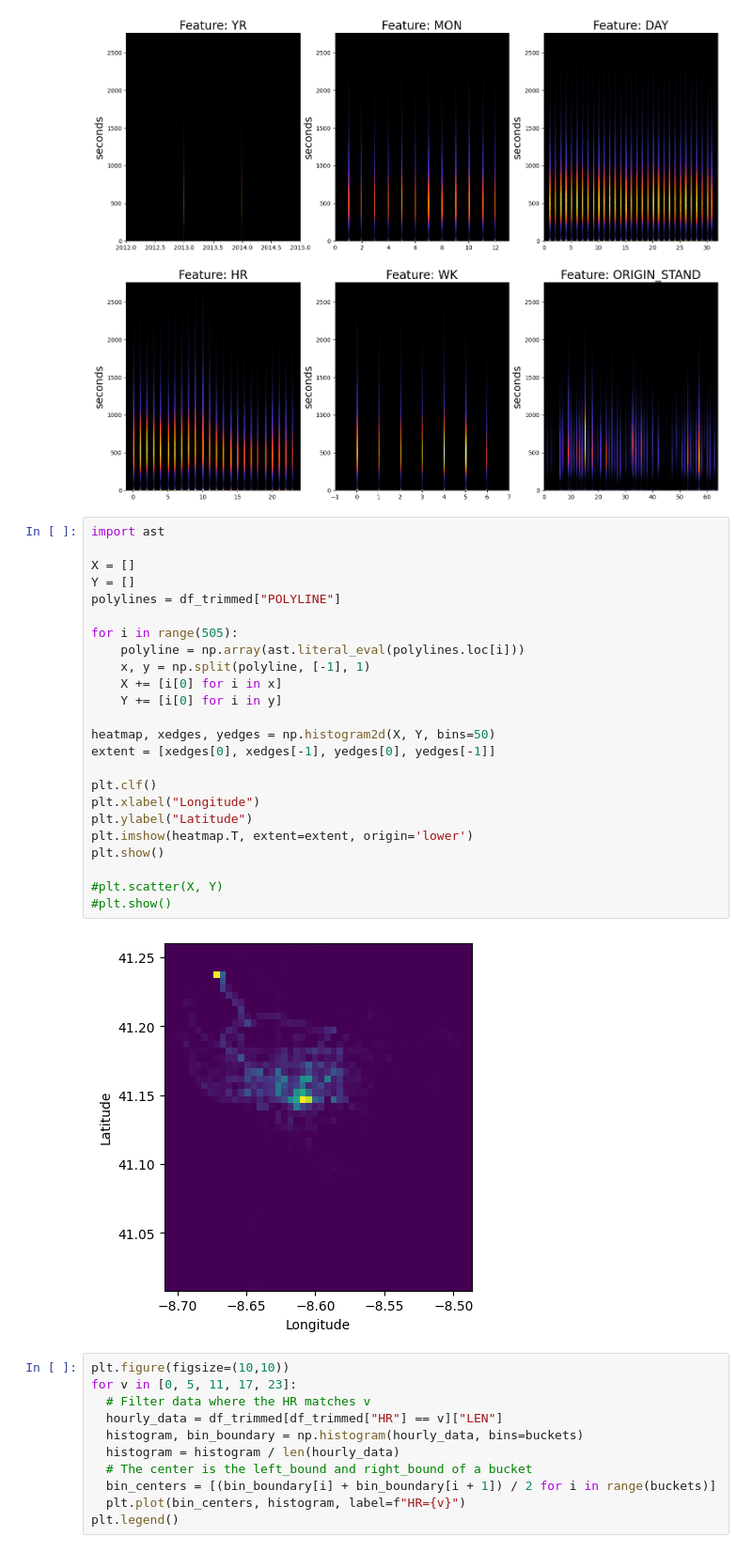
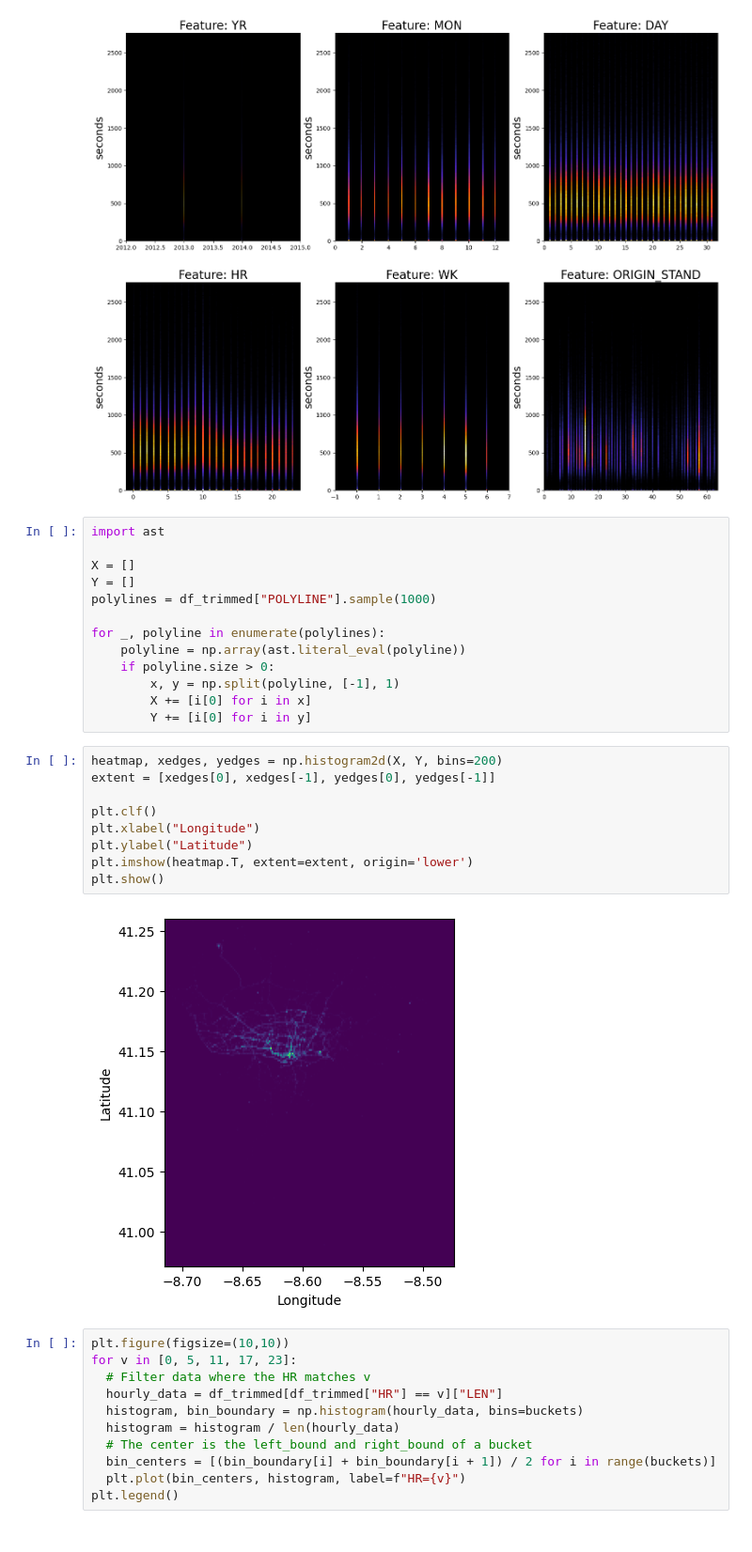
Before and after one commit to shishir03/kaggle-comp, a Jupyter notebook: old/feature_engineering.ipynb, the cells around one changed output. Shown at 94% size. Drawn from its saved outputs; the diff is of its cells as text.

```diff
--- a/old/feature_engineering.ipynb
+++ b/old/feature_engineering.ipynb
@@ -120,32 +120,30 @@ for idx, v in enumerate(["YR", "MON", "DAY", "HR", "WK", "ORIGIN_STAND"]):
 # %% [output]
 Using: 1710670/1710670
 [figure]
+# %%
+import ast
+
+X = []
+Y = []
+polylines = df_trimmed["POLYLINE"].sample(1000)
+
+for _, polyline in enumerate(polylines):
+    polyline = np.array(ast.literal_eval(polyline))
+    if polyline.size > 0:
+        x, y = np.split(polyline, [-1], 1)
+        X += [i[0] for i in x]
+        Y += [i[0] for i in y]
 # %%
-import ast
-
-X = []
-Y = []
-polylines = df_trimmed["POLYLINE"]
-
-for i in range(505):
-    polyline = np.array(ast.literal_eval(polylines.loc[i]))
-    x, y = np.split(polyline, [-1], 1)
-    X += [i[0] for i in x]
-    Y += [i[0] for i in y]
-
-heatmap, xedges, yedges = np.histogram2d(X, Y, bins=50)
+heatmap, xedges, yedges = np.histogram2d(X, Y, bins=200)
 extent = [xedges[0], xedges[-1], yedges[0], yedges[-1]]
 
 plt.clf()
 plt.xlabel("Longitude")
 plt.ylabel("Latitude")
 plt.imshow(heatmap.T, extent=extent, origin='lower')
 plt.show()
-
-#plt.scatter(X, Y)
-#plt.show()
 # %% [output]
-[figure, old version]
+[figure, new version]
 # %%
 plt.figure(figsize=(10,10))
 for v in [0, 5, 11, 17, 23]:
```
Also changed, not shown: 7 other files.
